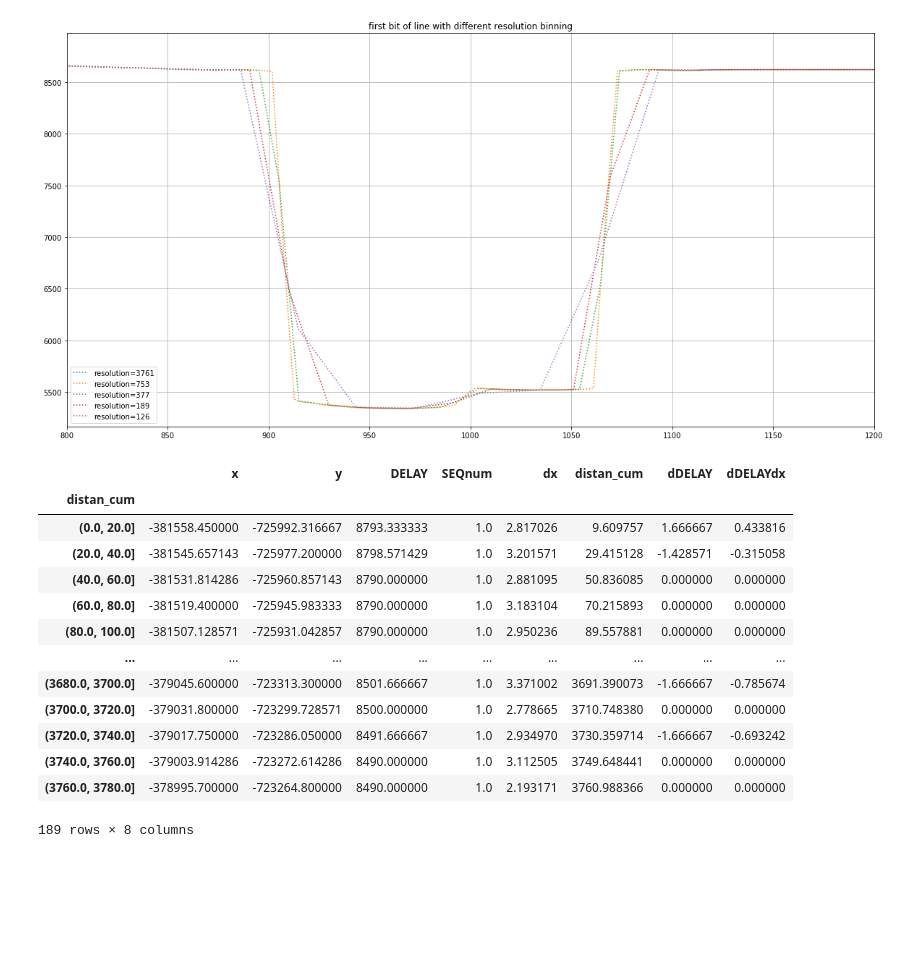
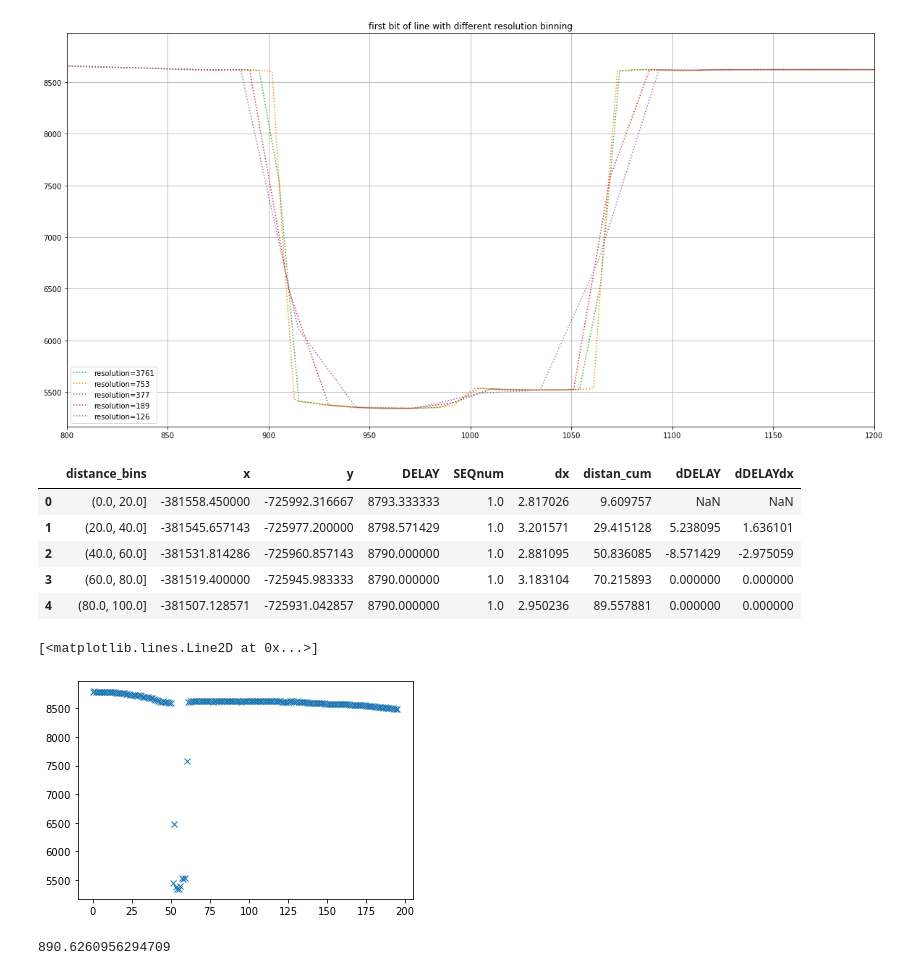
Before and after one commit to arrran/PhD_data_chapter, a Jupyter notebook: Jupyter/RADAR/RADAR_MAP/1_RADAR_bed_spatially_average.ipynb, the cells around one changed output. Cells and saved outputs as stored; diff of their text form; code cells hidden in the pictures; blank space fills up the shorter version.

```diff
--- a/Jupyter/RADAR/RADAR_MAP/1_RADAR_bed_spatially_average.ipynb
+++ b/Jupyter/RADAR/RADAR_MAP/1_RADAR_bed_spatially_average.ipynb
@@ -53,6 +53,12 @@ def add_distance_to_gdf(gdf):
     gdf['dx'] = pd.Series(tmp_dfp)
     gdf['distan_cum'] = gdf.dx.cumsum().copy()
 
+def add_dDELAYdx(gdf):
+    """
+    Input: geodataframe
+    Output: Adds columns 'dDELAY' and 'dDELAYdx'
+    """
+
     gdf['dDELAY'] = gdf.DELAY.diff()
 
     gdf['dDELAYdx'] = gdf.dDELAY.to_numpy()/gdf.dx.to_numpy()
@@ -119,6 +80,11 @@ def bin_mean(gdf,bin_size = 20):
 
     ir = pd.interval_range(0,L,freq=bin_size)
 
-    bins = pd.cut( gdf.distan_cum , bins=ir ,label)
+    bins = pd.cut( gdf.distan_cum , bins=ir)
 
-    return gdf.groupby(bins).mean()
+    bins.rename('distance_bins',inplace=True)
+
+    gdf_out = gdf.groupby(bins).mean().copy()
+    gdf_out.reset_index(inplace=True)
+
+    return gdf_out
@@ -154,17 +120,11 @@ plt.show()
 # %%
-gdf_out = bin_mean( ll['line7'],bin_size = i )
+sampled =  bin_mean( ll['line7'],bin_size =20 )
+add_dDELAYdx(sampled)
+sampled.head()
 # %% [output]
-|  | x | y | DELAY | SEQnum | dx | distan_cum | dDELAY | dDELAYdx |
-| distan_cum |  |  |  |  |  |  |  |  |
-| (0.0, 20.0] | -381558.450000 | -725992.316667 | 8793.333333 | 1.0 | 2.817026 | 9.609757 | 1.666667 | 0.433816 |
-| (20.0, 40.0] | -381545.657143 | -725977.200000 | 8798.571429 | 1.0 | 3.201571 | 29.415128 | -1.428571 | -0.315058 |
-| (40.0, 60.0] | -381531.814286 | -725960.857143 | 8790.000000 | 1.0 | 2.881095 | 50.836085 | 0.000000 | 0.000000 |
-| (60.0, 80.0] | -381519.400000 | -725945.983333 | 8790.000000 | 1.0 | 3.183104 | 70.215893 | 0.000000 | 0.000000 |
-| (80.0, 100.0] | -381507.128571 | -725931.042857 | 8790.000000 | 1.0 | 2.950236 | 89.557881 | 0.000000 | 0.000000 |
-| ... | ... | ... | ... | ... | ... | ... | ... | ... |
-| (3680.0, 3700.0] | -379045.600000 | -723313.300000 | 8501.666667 | 1.0 | 3.371002 | 3691.390073 | -1.666667 | -0.785674 |
-| (3700.0, 3720.0] | -379031.800000 | -723299.728571 | 8500.000000 | 1.0 | 2.778665 | 3710.748380 | 0.000000 | 0.000000 |
-| (3720.0, 3740.0] | -379017.750000 | -723286.050000 | 8491.666667 | 1.0 | 2.934970 | 3730.359714 | -1.666667 | -0.693242 |
-| (3740.0, 3760.0] | -379003.914286 | -723272.614286 | 8490.000000 | 1.0 | 3.112505 | 3749.648441 | 0.000000 | 0.000000 |
-| (3760.0, 3780.0] | -378995.700000 | -723264.800000 | 8490.000000 | 1.0 | 2.193171 | 3760.988366 | 0.000000 | 0.000000 |
+|  | distance_bins | x | y | DELAY | SEQnum | dx | distan_cum | dDELAY | dDELAYdx |
+| 0 | (0.0, 20.0] | -381558.450000 | -725992.316667 | 8793.333333 | 1.0 | 2.817026 | 9.609757 | NaN | NaN |
+| 1 | (20.0, 40.0] | -381545.657143 | -725977.200000 | 8798.571429 | 1.0 | 3.201571 | 29.415128 | 5.238095 | 1.636101 |
+| 2 | (40.0, 60.0] | -381531.814286 | -725960.857143 | 8790.000000 | 1.0 | 2.881095 | 50.836085 | -8.571429 | -2.975059 |
+| 3 | (60.0, 80.0] | -381519.400000 | -725945.983333 | 8790.000000 | 1.0 | 3.183104 | 70.215893 | 0.000000 | 0.000000 |
+| 4 | (80.0, 100.0] | -381507.128571 | -725931.042857 | 8790.000000 | 1.0 | 2.950236 | 89.557881 | 0.000000 | 0.000000 |
-189 rows × 8 columns
@@ -170,0 +148,9 @@ gdf_out = bin_mean( ll['line7'],bin_size = i )
+# %%
+plt.plot(line_out.DELAY,'x')
+# %% [output]
+[<matplotlib.lines.Line2D at 0x...>]
+[figure, added]
+# %%
+sampled.loc[chan_beg].distan_cum
+# %% [output]
+890.6260956294709
```
Also changed, not shown: parts of 14 cells of this notebook.
